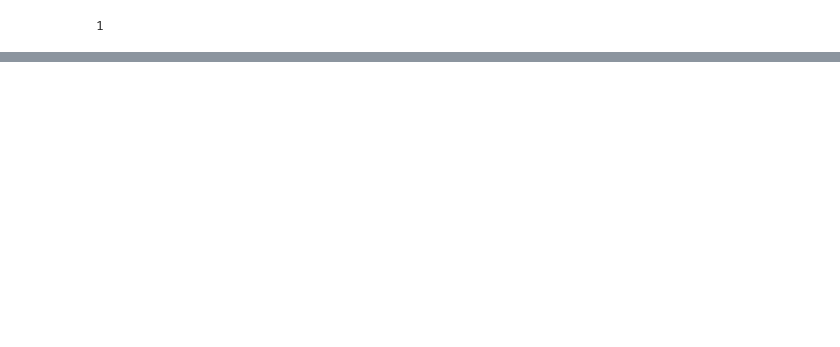
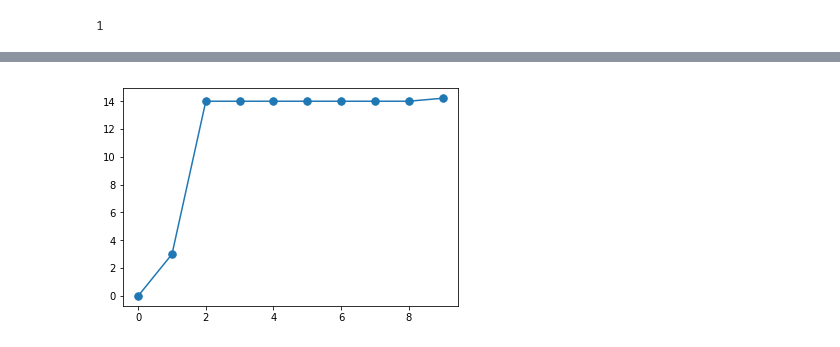
Before and after one commit to armand33/wikipedia_graph, a Jupyter notebook: scraping.ipynb, the cells around one changed output, grey strips where cells are left out. Cells and saved outputs as stored; diff of their text form; code cells hidden in the pictures; blank space fills up the shorter version.

```diff
--- a/scraping.ipynb
+++ b/scraping.ipynb
@@ -235,0 +296,4 @@ matrix([[  7.41098469e-323,   0.00000000e+000,   0.00000000e+000, ...,
+# %%
+plt.plot(eigenvalues, '.-', markersize=15);
+# %% [output]
+[figure, added]
```
Also changed, not shown: parts of 20 cells of this notebook.
